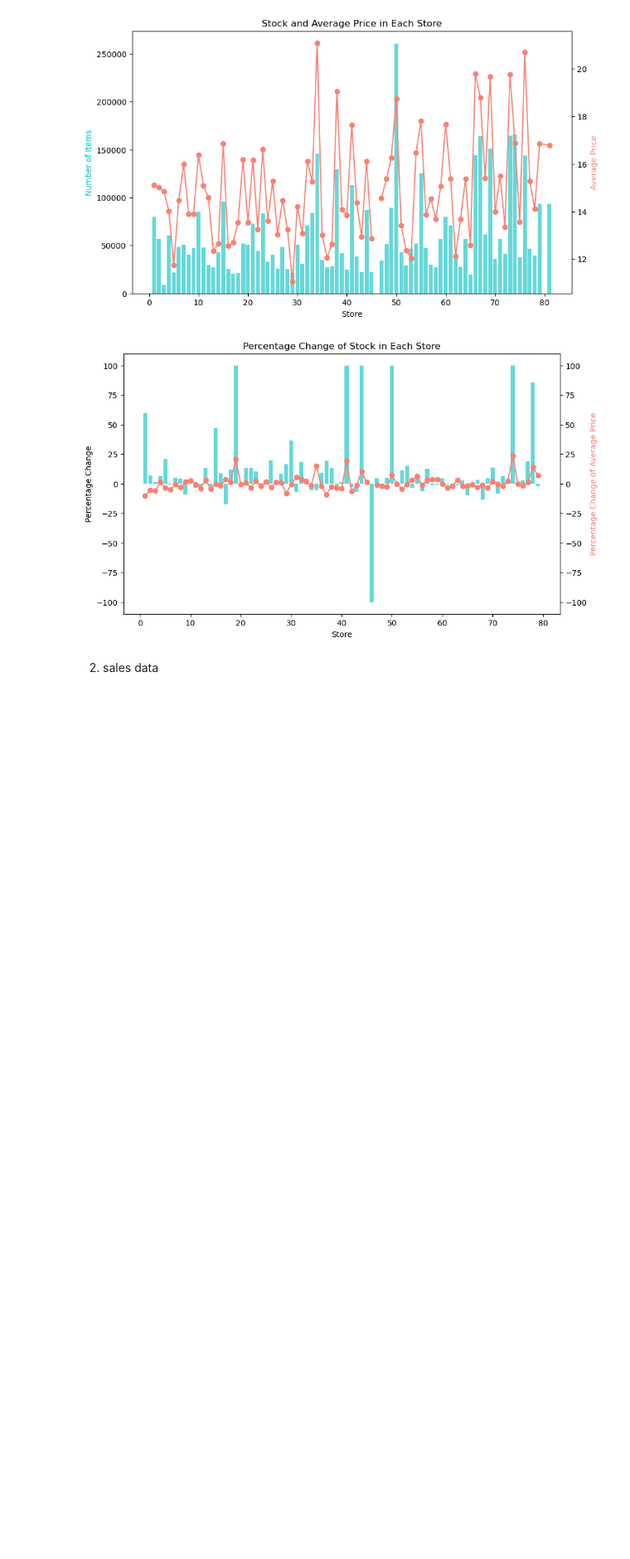
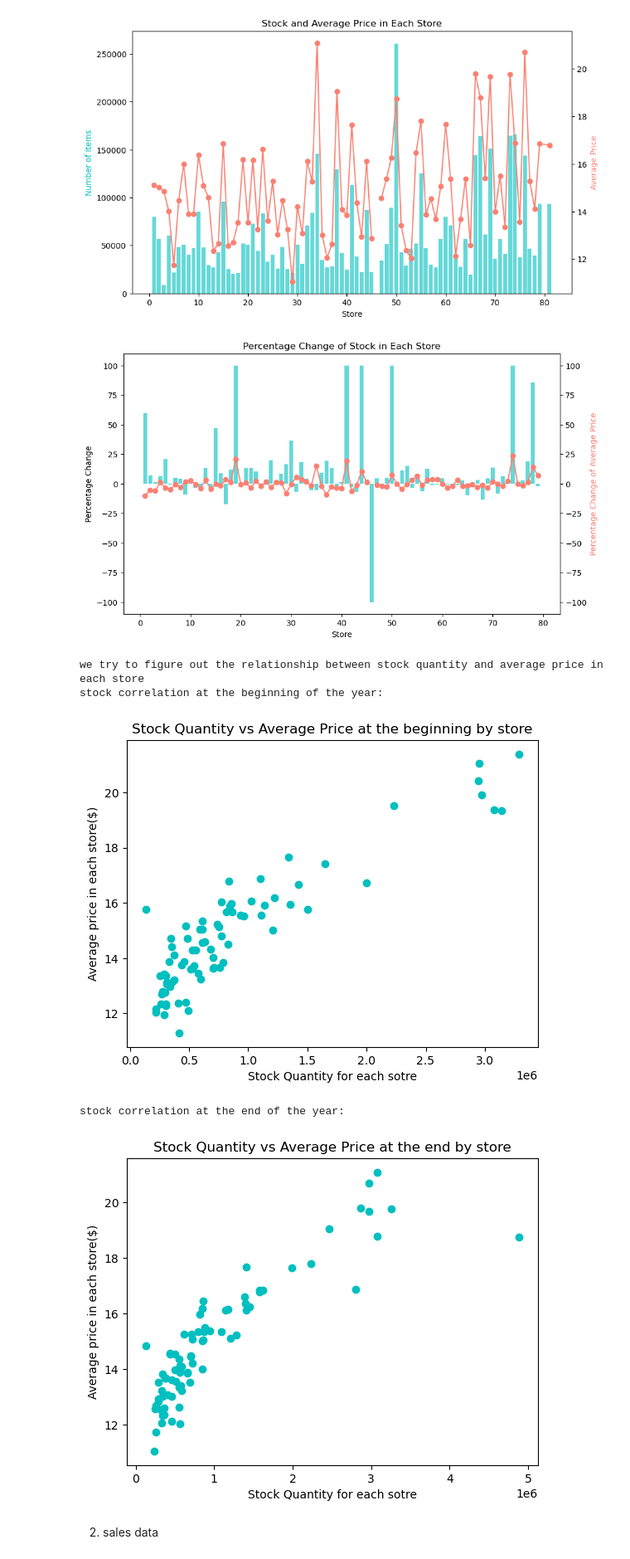
Before and after one commit to Leullque/ece143_group10, a Jupyter notebook: visualization.ipynb, the cells around one changed output. Shown at 83% size. Cells and saved outputs as stored; diff of their text form; code cells hidden in the pictures; blank space fills up the shorter version.

```diff
--- a/visualization.ipynb
+++ b/visualization.ipynb
@@ -130,6 +130,33 @@ ax2.set_ylim(ax.get_ylim())
 plt.show()
 # %% [output]
 [figure]
+# %%
+def plot_correlations(df, title):
+    '''Plot correlation scatter plots for df
+
+    Input:
+        df: dataframe with columns 'onHand_Price', 'Weighted_Avg_Price'
+        title: str, title of the plot
+
+    Output: none, show the scatter plot
+    '''
+    plt.scatter(df['onHand_Price'], df['Weighted_Avg_Price'], color='c', marker='o')
+    plt.xlabel('Stock Quantity for each sotre')
+    plt.ylabel('Average price in each store($)')
+    plt.title(title)
+    plt.show()
+# %%
+print ("we try to figure out the relationship between stock quantity and average price in each store")
+print ("stock correlation at the beginning of the year:")
+plot_correlations(begin_stock,'Stock Quantity vs Average Price at the beginning by store')
+print ("stock correlation at the end of the year:")
+plot_correlations(end_stock,'Stock Quantity vs Average Price at the end by store')
+# %% [output]
+we try to figure out the relationship between stock quantity and average price in each store
+stock correlation at the beginning of the year:
+[figure, added]
+stock correlation at the end of the year:
+[figure, added]
 # %% [markdown]
 2. sales data
 # %%
```
Also changed, not shown: parts of 6 cells of this notebook.
